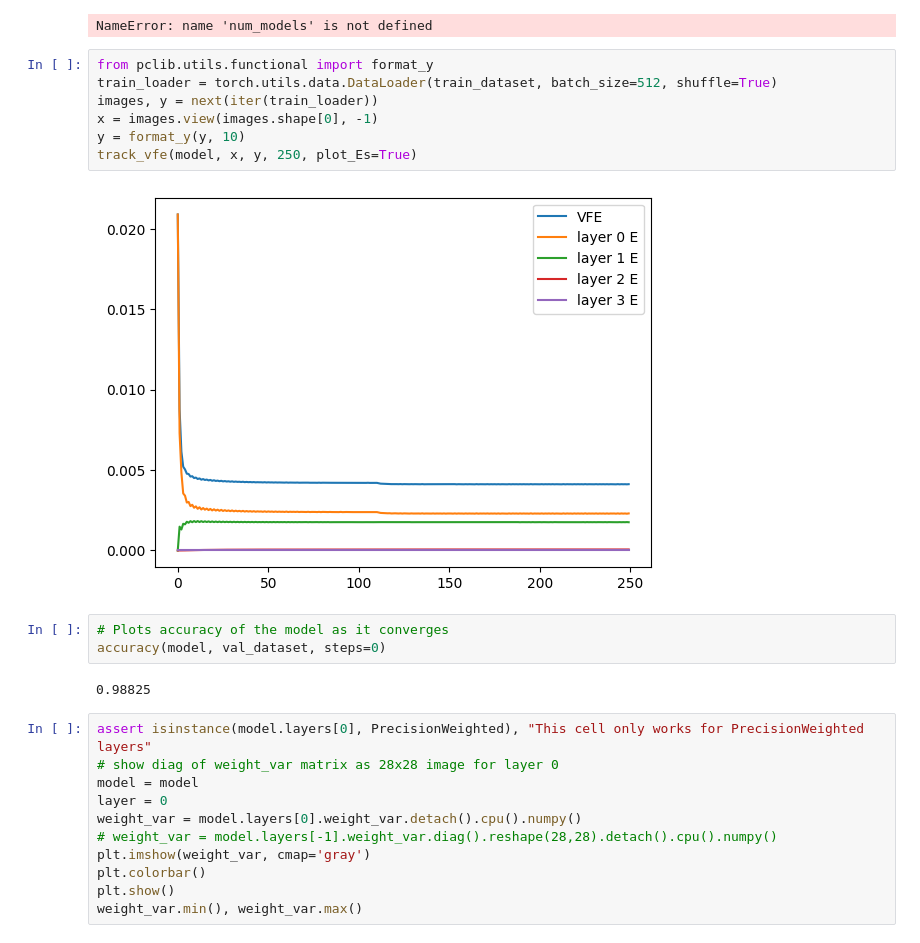
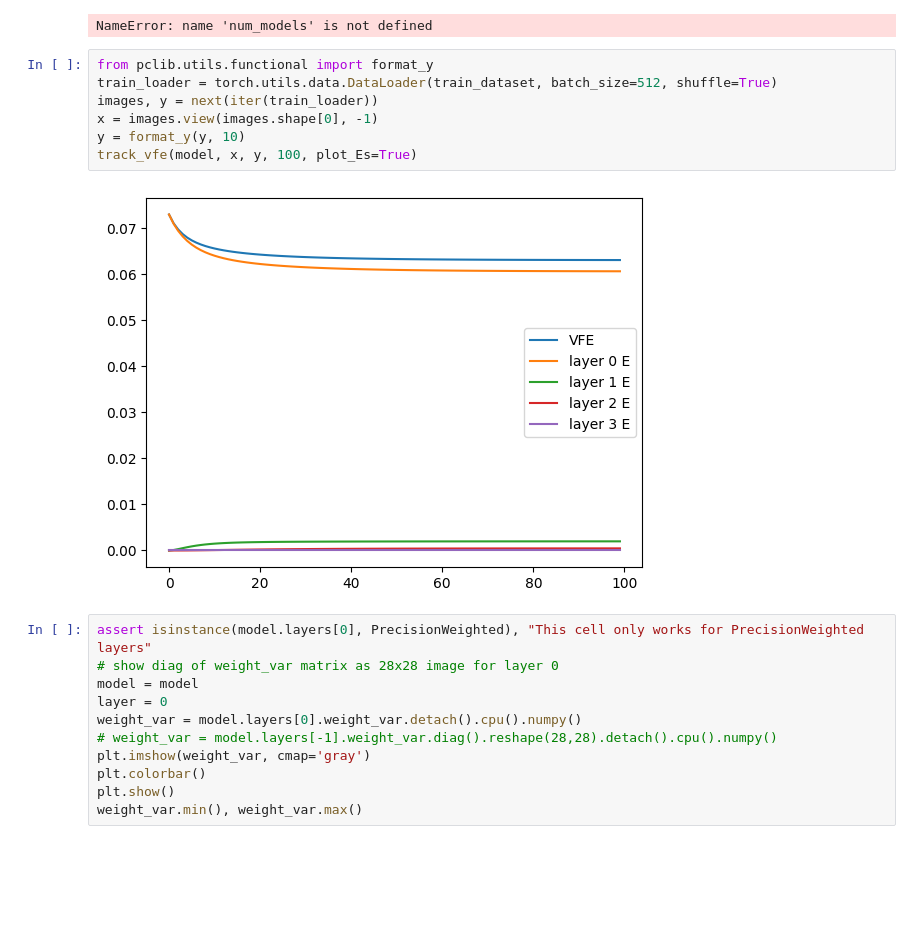
Before and after one commit to joeagriffith/pclib, a Jupyter notebook: mnist/mnist_pclinear.ipynb, the cells around one changed output. Cells and saved outputs as stored; diff of their text form; blank space fills up the shorter version.

```diff
--- a/mnist/mnist_pclinear.ipynb
+++ b/mnist/mnist_pclinear.ipynb
@@ -145,17 +207,12 @@ NameError: name 'num_models' is not defined
 # %%
 from pclib.utils.functional import format_y
 train_loader = torch.utils.data.DataLoader(train_dataset, batch_size=512, shuffle=True)
 images, y = next(iter(train_loader))
 x = images.view(images.shape[0], -1)
 y = format_y(y, 10)
-track_vfe(model, x, y, 250, plot_Es=True)
+track_vfe(model, x, y, 100, plot_Es=True)
 # %% [output]
-[figure, old version]
+[figure, new version]
-# %%
-# Plots accuracy of the model as it converges
-accuracy(model, val_dataset, steps=0)
-# %% [output]
-0.98825
 # %%
 assert isinstance(model.layers[0], PrecisionWeighted), "This cell only works for PrecisionWeighted layers"
 # show diag of weight_var matrix as 28x28 image for layer 0
```
Also changed, not shown: parts of 6 cells of this notebook, 4 other files.
